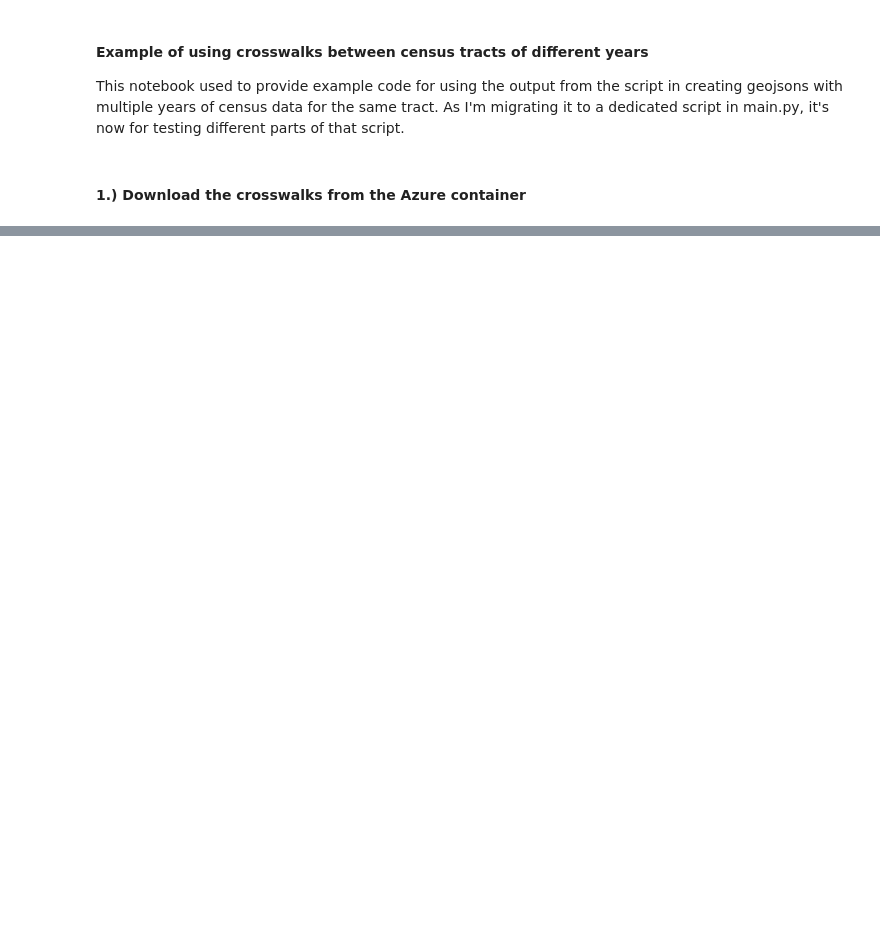
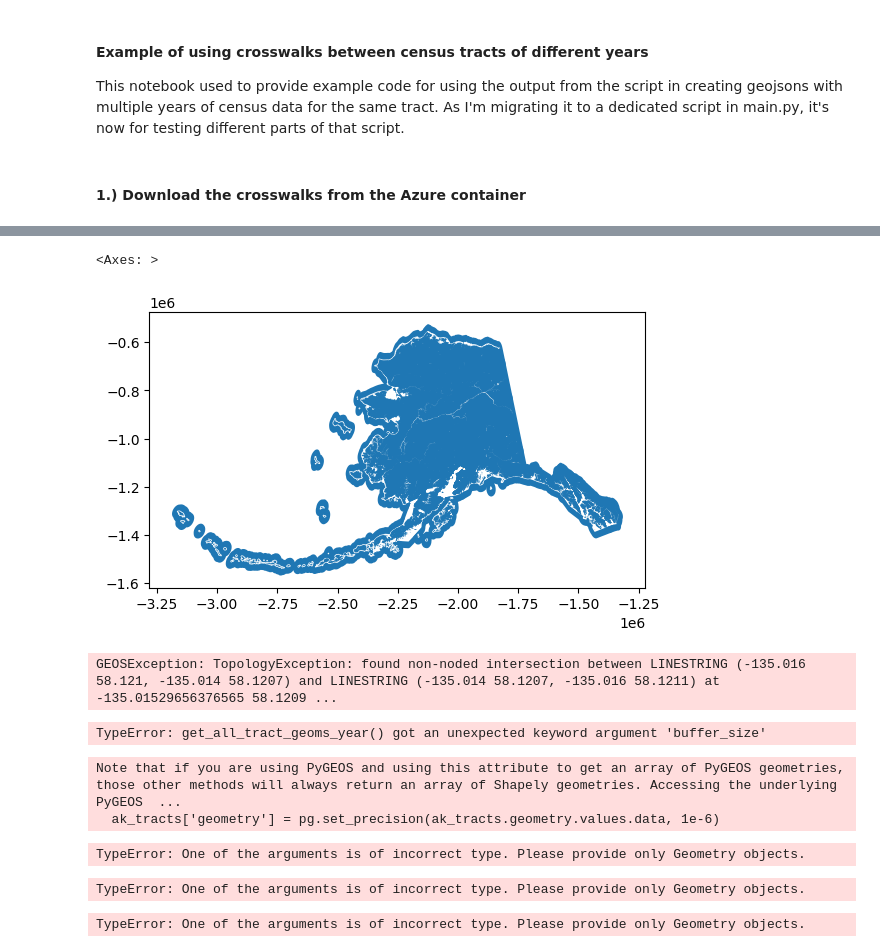
Before and after one commit to de-data-lab/census-tract-redistricting, a Jupyter notebook: example-use-notebook.ipynb, the cells around one changed output, grey strips where cells are left out. Cells and saved outputs as stored; diff of their text form; code cells hidden in the pictures; blank space fills up the shorter version.

```diff
--- a/example-use-notebook.ipynb
+++ b/example-use-notebook.ipynb
@@ -45,0 +554,37 @@ df
+# %%
+pygris.utils.shift_geometry(ak_tracts).plot()
+# %% [output]
+<Axes: >
+[figure, added]
+# %%
+pygris.utils.erase_water(ak_tracts, area_threshold=.50)
+# %% [output]
+GEOSException: TopologyException: found non-noded intersection between LINESTRING (-135.016 58.121, -135.014 58.1207) and LINESTRING (-135.014 58.1207, -135.016 58.1211) at -135.01529656376565 58.1209 ...
+# %%
+gdf = tract_crosswalk.get_all_tract_geoms_year(year=2020, erase_water=True, simplify_tolerance=500, buffer_size=.5)
+# %% [output]
+TypeError: get_all_tract_geoms_year() got an unexpected keyword argument 'buffer_size'
+# %%
+import pygeos as pg
+
+ak_tracts['geometry'] = pg.set_precision(ak_tracts.geometry.values.data, 1e-6)
+# %% [output]
+Note that if you are using PyGEOS and using this attribute to get an array of PyGEOS geometries, those other methods will always return an array of Shapely geometries. Accessing the underlying PyGEOS  ...
+  ak_tracts['geometry'] = pg.set_precision(ak_tracts.geometry.values.data, 1e-6)
+TypeError: One of the arguments is of incorrect type. Please provide only Geometry objects.
+# %%
+ak_tracts['geometry'] = pg.set_precision(ak_tracts['geometry'], 1e-6)
+# %% [output]
+TypeError: One of the arguments is of incorrect type. Please provide only Geometry objects.
+# %%
+# Assuming ak_tracts is your GeoDataFrame
+
+# # Convert all geometries to MultiPolygon
+ak_tracts['geometry'] = ak_tracts['geometry'].apply(lambda geom: shapely.MultiPolygon([geom]) if isinstance(geom, shapely.Polygon) else geom)
+ak_tracts['geometry'] = ak_tracts['geometry'].apply(lambda geom: pg.set_precision(geom, 1e-6) if geom else geom)
+
+
+# # If you're using GeoPandas, you might want to explicitly set the geometry type
+# ak_tracts = gpd.GeoDataFrame(ak_tracts, geometry='geometry')
+# %% [output]
+TypeError: One of the arguments is of incorrect type. Please provide only Geometry objects.
```
Also changed, not shown: parts of 53 cells of this notebook, 2 other files.
